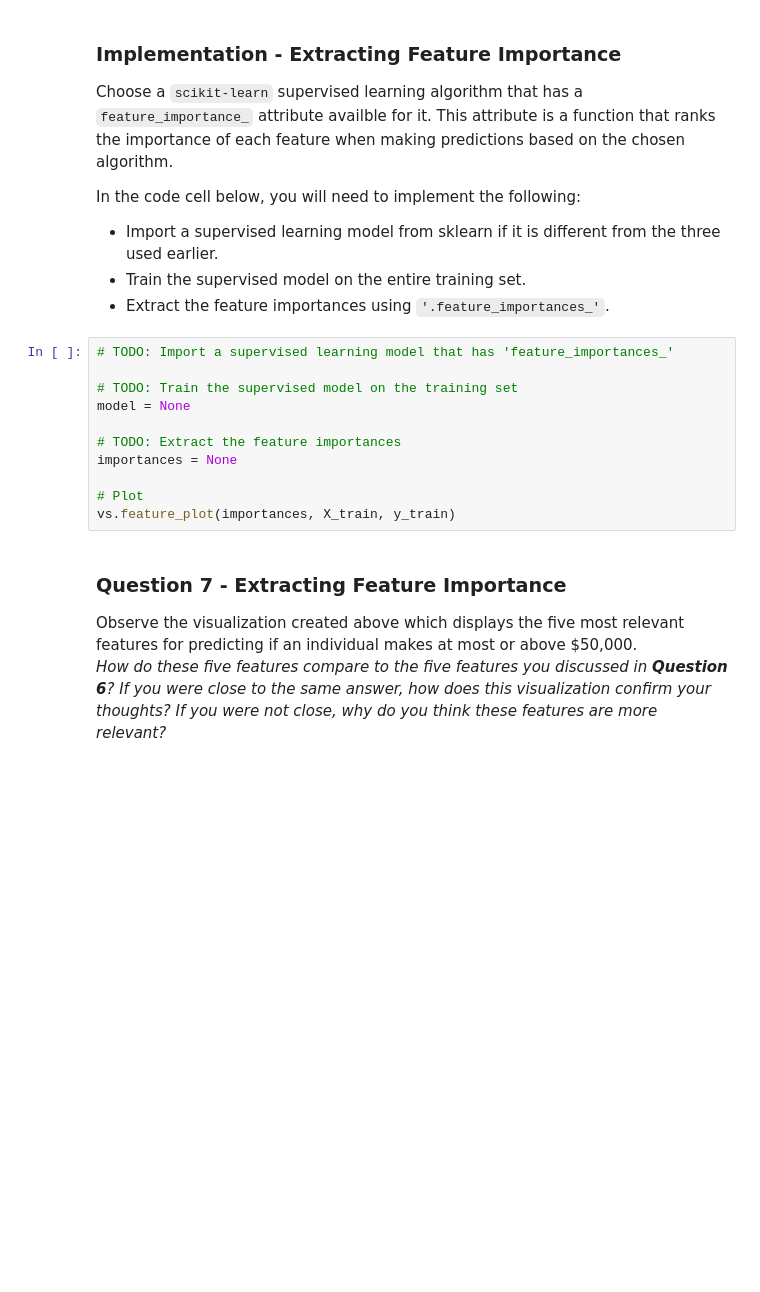
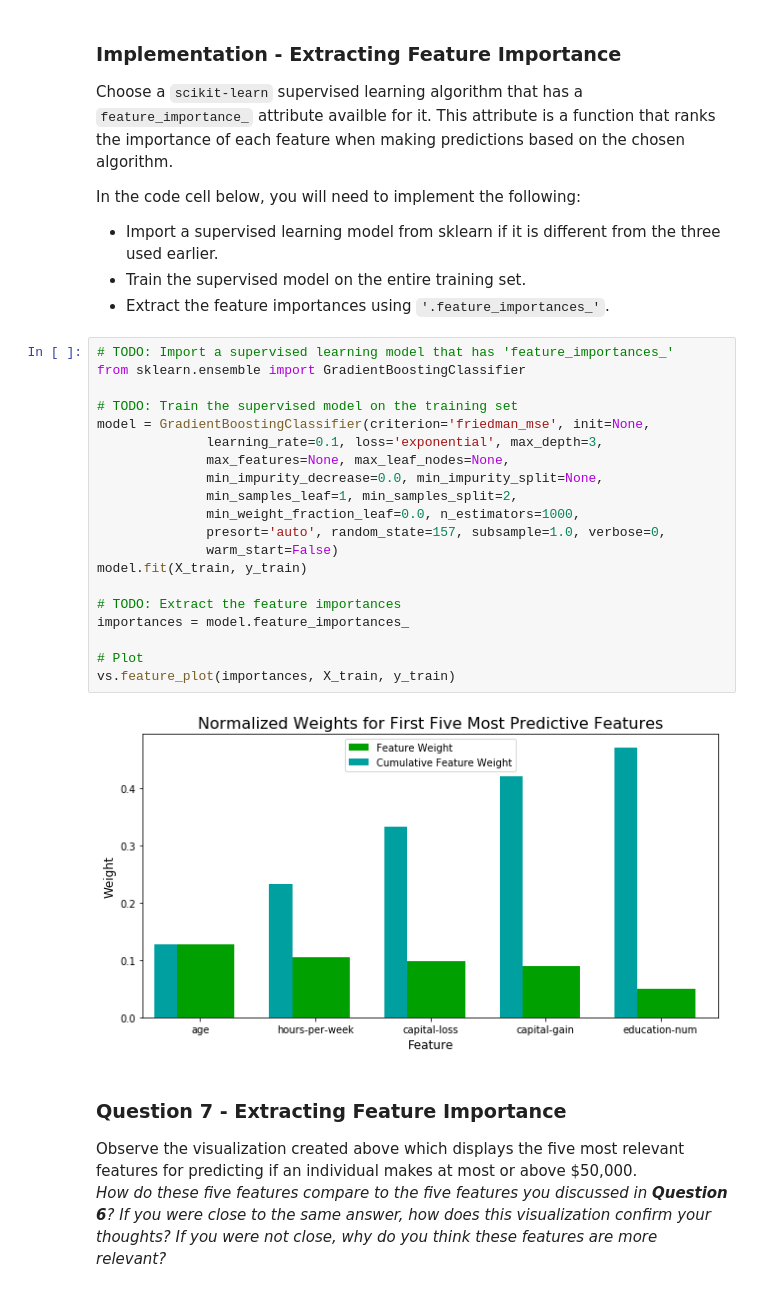
Before and after one commit to rtindru/machine-learning, a Jupyter notebook: projects/finding_donors/finding_donors.ipynb, the cells around one changed output. Drawn from its saved outputs; the diff is of its cells as text; blank space fills up the shorter version.

```diff
--- a/projects/finding_donors/finding_donors.ipynb
+++ b/projects/finding_donors/finding_donors.ipynb
@@ -683,15 +721,26 @@ In the code cell below, you will need to implement the following:
  - Extract the feature importances using `'.feature_importances_'`.
 # %%
 # TODO: Import a supervised learning model that has 'feature_importances_'
+from sklearn.ensemble import GradientBoostingClassifier
 
 # TODO: Train the supervised model on the training set
-model = None
+model = GradientBoostingClassifier(criterion='friedman_mse', init=None,
+              learning_rate=0.1, loss='exponential', max_depth=3,
+              max_features=None, max_leaf_nodes=None,
+              min_impurity_decrease=0.0, min_impurity_split=None,
+              min_samples_leaf=1, min_samples_split=2,
+              min_weight_fraction_leaf=0.0, n_estimators=1000,
+              presort='auto', random_state=157, subsample=1.0, verbose=0,
+              warm_start=False)
+model.fit(X_train, y_train)
 
 # TODO: Extract the feature importances
-importances = None
+importances = model.feature_importances_
 
 # Plot
 vs.feature_plot(importances, X_train, y_train)
+# %% [output]
+[figure, added]
 # %% [markdown]
 ### Question 7 - Extracting Feature Importance
 
```
Also changed, not shown: parts of 16 cells of this notebook, 1 other file.
